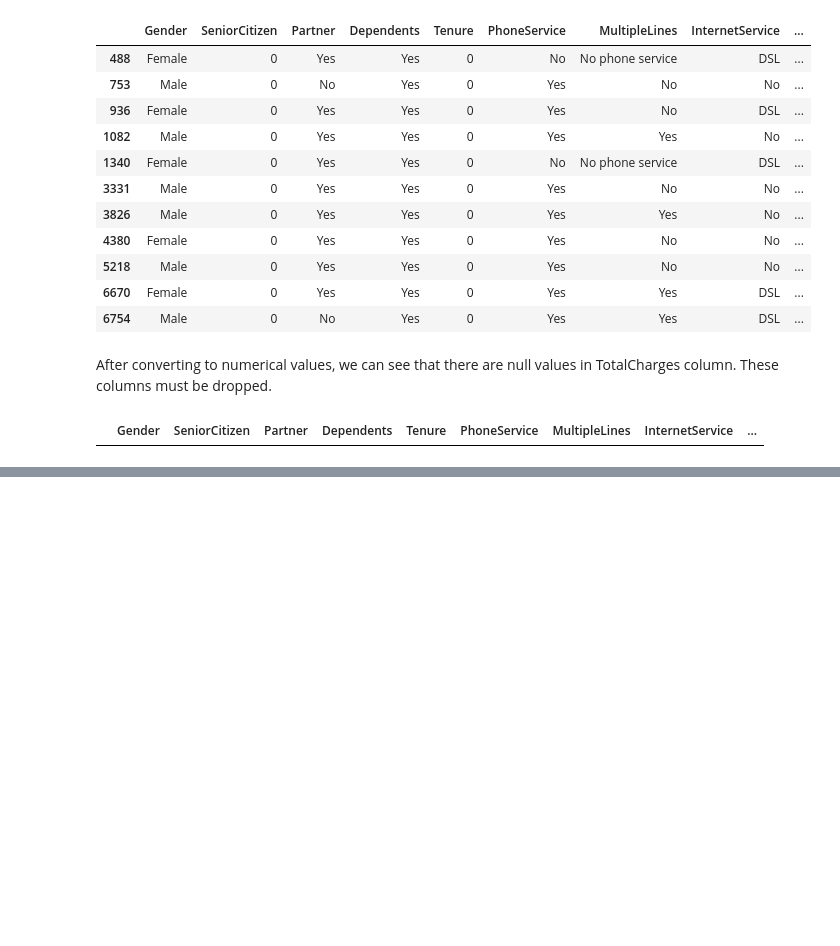
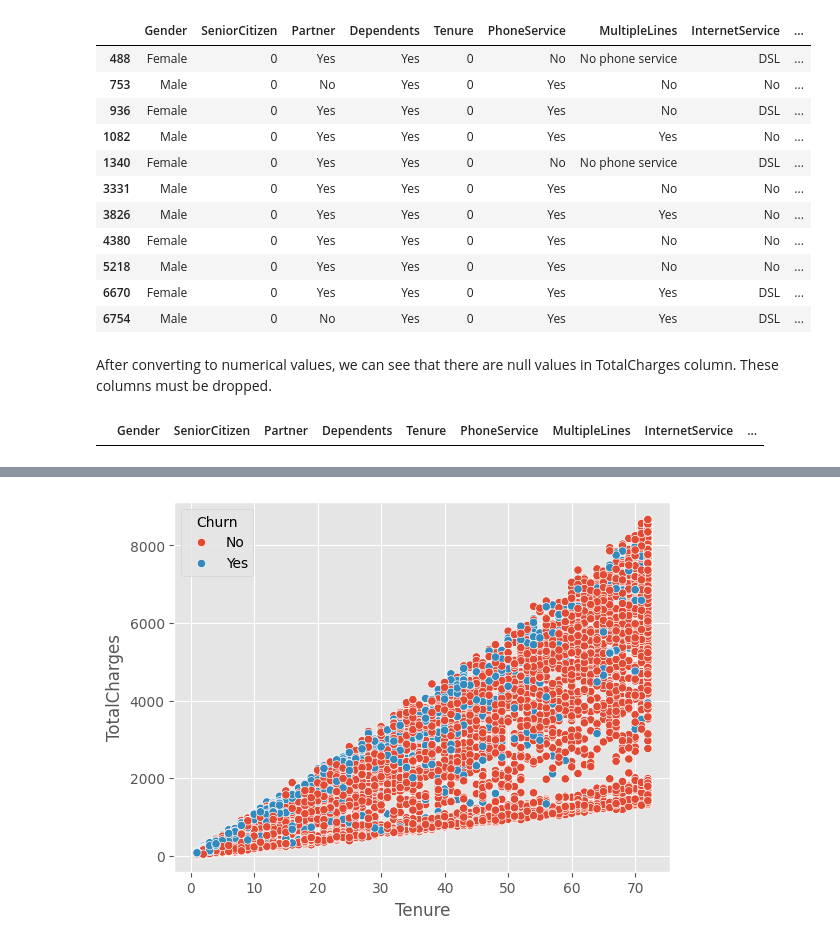
Before and after one commit to Chenuli05/CustomerChurn, a Jupyter notebook: Churn_ML_CW.ipynb, the cells around one changed output, grey strips where cells are left out. Drawn from its saved outputs; the diff is of its cells as text; code cells hidden in the pictures; blank space fills up the shorter version.

```diff
--- a/Churn_ML_CW.ipynb
+++ b/Churn_ML_CW.ipynb
@@ -201,0 +229,5 @@ df[df['TotalCharges'].isna()]
+# %%
+sns.scatterplot(x='Tenure', y='TotalCharges', data= df, hue='Churn')
+plt.show()
+# %% [output]
+[figure, added]
```
Also changed, not shown: parts of 14 cells of this notebook.
